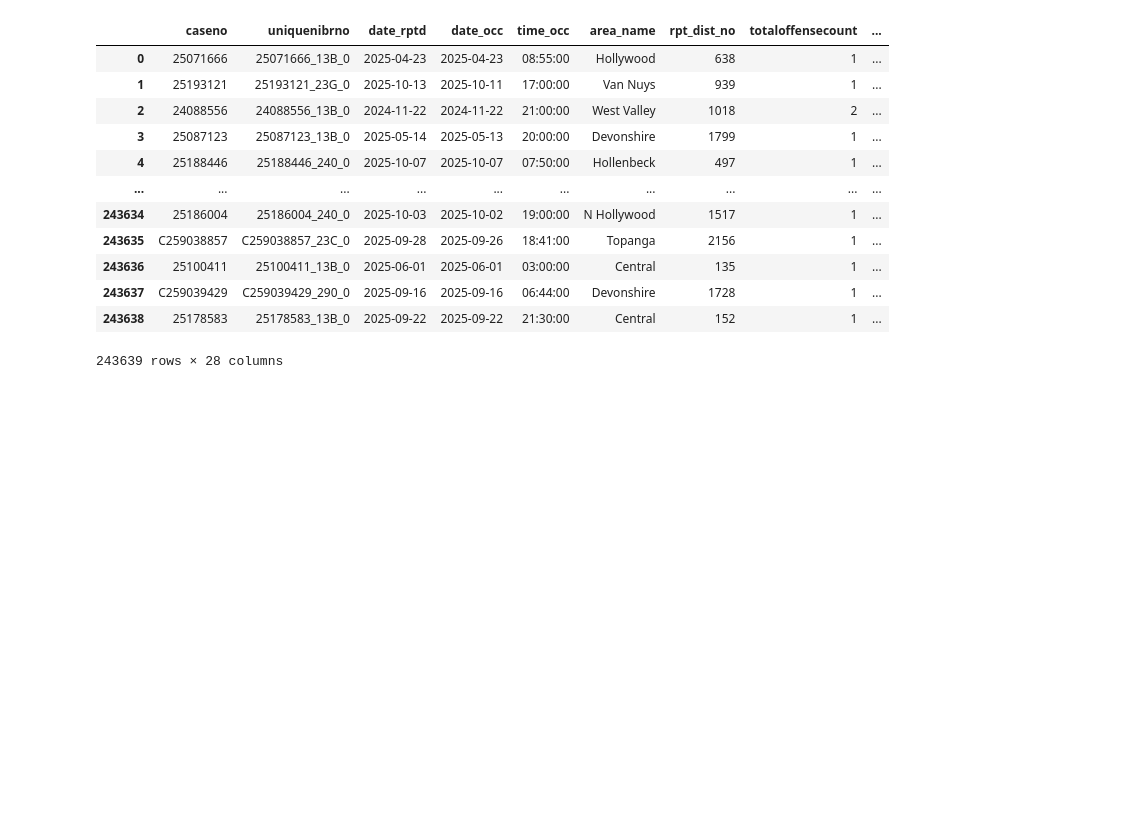
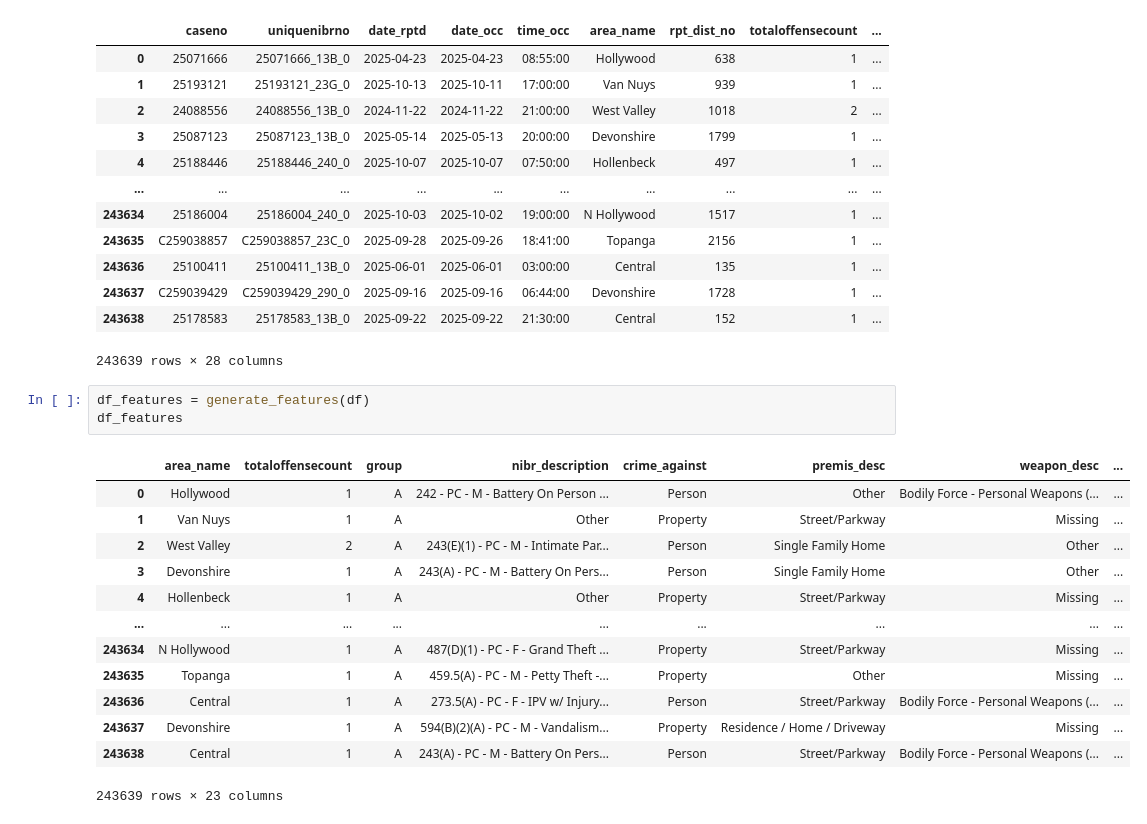
Before and after one commit to manuzrpEd/ForensicAnomalies, a Jupyter notebook: 03_feature_generation.ipynb, the cells around one changed output. Drawn from its saved outputs; the diff is of its cells as text; blank space fills up the shorter version.

```diff
--- a/03_feature_generation.ipynb
+++ b/03_feature_generation.ipynb
@@ -17,3 +19,20 @@ df
 | 243637 | C259039429 | C259039429_290_0 | 2025-09-16 | 2025-09-16 | 06:44:00 | Devonshire | 1728 | 1 | ... |
 | 243638 | 25178583 | 25178583_13B_0 | 2025-09-22 | 2025-09-22 | 21:30:00 | Central | 152 | 1 | ... |
 243639 rows × 28 columns
+# %%
+df_features = generate_features(df)
+df_features
+# %% [output]
+|  | area_name | totaloffensecount | group | nibr_description | crime_against | premis_desc | weapon_desc | ... |
+| 0 | Hollywood | 1 | A | 242 - PC - M - Battery On Person ... | Person | Other | Bodily Force - Personal Weapons (... | ... |
+| 1 | Van Nuys | 1 | A | Other | Property | Street/Parkway | Missing | ... |
+| 2 | West Valley | 2 | A | 243(E)(1) - PC - M - Intimate Par... | Person | Single Family Home | Other | ... |
+| 3 | Devonshire | 1 | A | 243(A) - PC - M - Battery On Pers... | Person | Single Family Home | Other | ... |
+| 4 | Hollenbeck | 1 | A | Other | Property | Street/Parkway | Missing | ... |
+| ... | ... | ... | ... | ... | ... | ... | ... | ... |
+| 243634 | N Hollywood | 1 | A | 487(D)(1) - PC - F - Grand Theft ... | Property | Street/Parkway | Missing | ... |
+| 243635 | Topanga | 1 | A | 459.5(A) - PC - M - Petty Theft -... | Property | Other | Missing | ... |
+| 243636 | Central | 1 | A | 273.5(A) - PC - F - IPV w/ Injury... | Person | Street/Parkway | Bodily Force - Personal Weapons (... | ... |
+| 243637 | Devonshire | 1 | A | 594(B)(2)(A) - PC - M - Vandalism... | Property | Residence / Home / Driveway | Missing | ... |
+| 243638 | Central | 1 | A | 243(A) - PC - M - Battery On Pers... | Person | Street/Parkway | Bodily Force - Personal Weapons (... | ... |
+243639 rows × 23 columns
```
Also changed, not shown: parts of 4 cells of this notebook, 2 other files.
